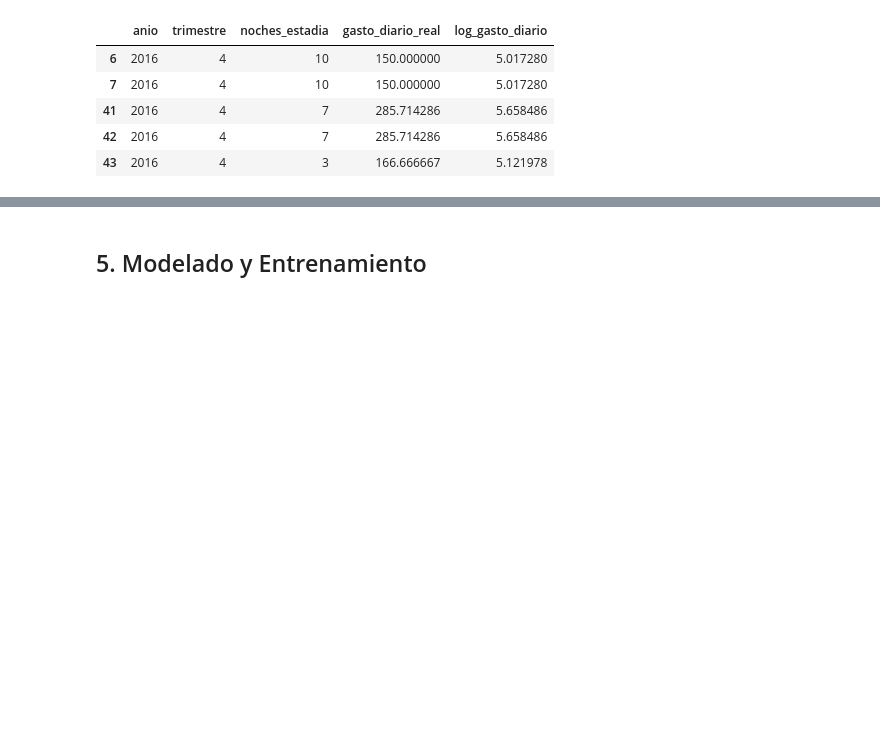
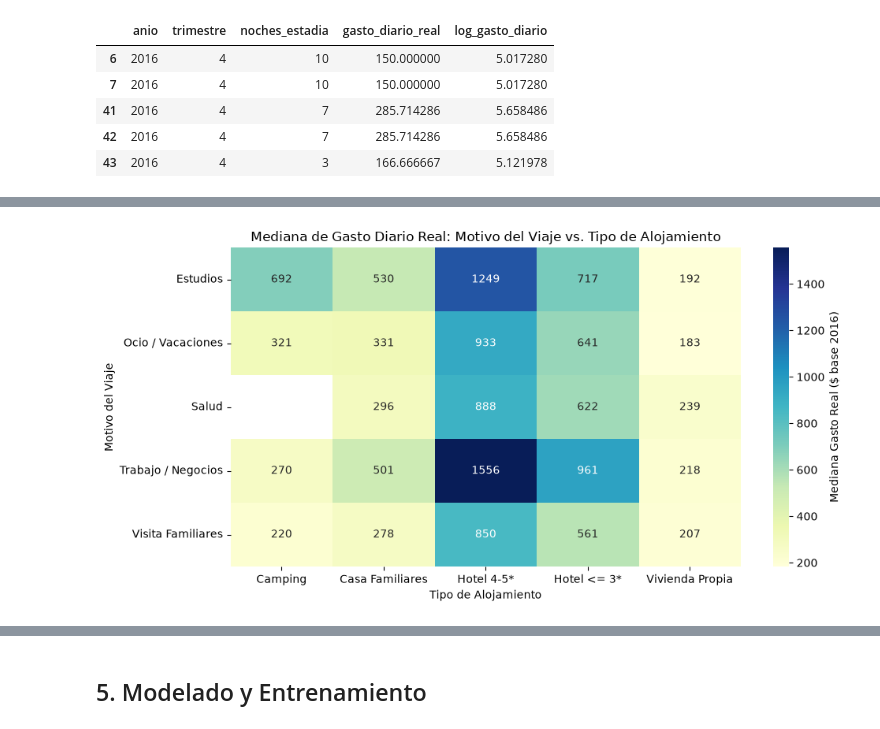
Before and after one commit to vbravo0/intro-ia-bravo, a Jupyter notebook: notebook.ipynb, the cells around one changed output, grey strips where cells are left out. Saved outputs shown, nothing was run; the diff lists cells and outputs as text; code cells hidden in the pictures; blank space fills up the shorter version.

```diff
--- a/notebook.ipynb
+++ b/notebook.ipynb
@@ -327,0 +445,38 @@ Total de registros de turistas listos para modelar: 137,678
+# %%
+# Análisis de Motivo del Viaje: ¿Qué viajes generan mayor gasto diario?
+# Cruzamos el motivo del viaje contra el tipo de alojamiento para evaluar la dispersión de gasto
+
+mapeo_motivos = {
+    'motivo_viaje_ocio_vacaciones': 'Ocio / Vacaciones',
+    'motivo_viaje_visita_familiares': 'Visita Familiares',
+    'motivo_viaje_trabajo_negocios': 'Trabajo / Negocios',
+    'motivo_viaje_estudios': 'Estudios',
+    'motivo_viaje_salud': 'Salud',
+    'motivo_viaje_compras': 'Compras'
+}
+mapeo_aloj = {
+    'alojamiento_hotel_hasta_3_estrellas': 'Hotel <= 3*',
+    'alojamiento_hotel_4_o_5_estrellas': 'Hotel 4-5*',
+    'alojamiento_alquiler_temporario': 'Alquiler Temp.',
+    'alojamiento_casa_familiares_amigos': 'Casa Familiares',
+    'alojamiento_vivienda_propia': 'Vivienda Propia',
+    'alojamiento_camping': 'Camping'
+}
+
+cols_m = [c for c in mapeo_motivos.keys() if c in df_encuesta.columns]
+cols_a = [c for c in mapeo_aloj.keys() if c in df_encuesta.columns]
+
+motivo_series = df_encuesta[cols_m].idxmax(axis=1).map(mapeo_motivos)
+aloj_series = df_encuesta[cols_a].idxmax(axis=1).map(mapeo_aloj)
+
+tabla_motivo_aloj = df_encuesta.groupby([motivo_series, aloj_series])['gasto_diario_real'].median().unstack()
+
+plt.figure(figsize=(10, 5))
+sns.heatmap(tabla_motivo_aloj, annot=True, fmt=".0f", cmap='YlGnBu', cbar_kws={'label': 'Mediana Gasto Real ($ base 2016)'})
+plt.title("Mediana de Gasto Diario Real: Motivo del Viaje vs. Tipo de Alojamiento")
+plt.xlabel("Tipo de Alojamiento")
+plt.ylabel("Motivo del Viaje")
+plt.tight_layout()
+plt.show()
+# %% [output]
+[figure, added]
```
Also changed, not shown: parts of 27 cells of this notebook, 1 other file.
